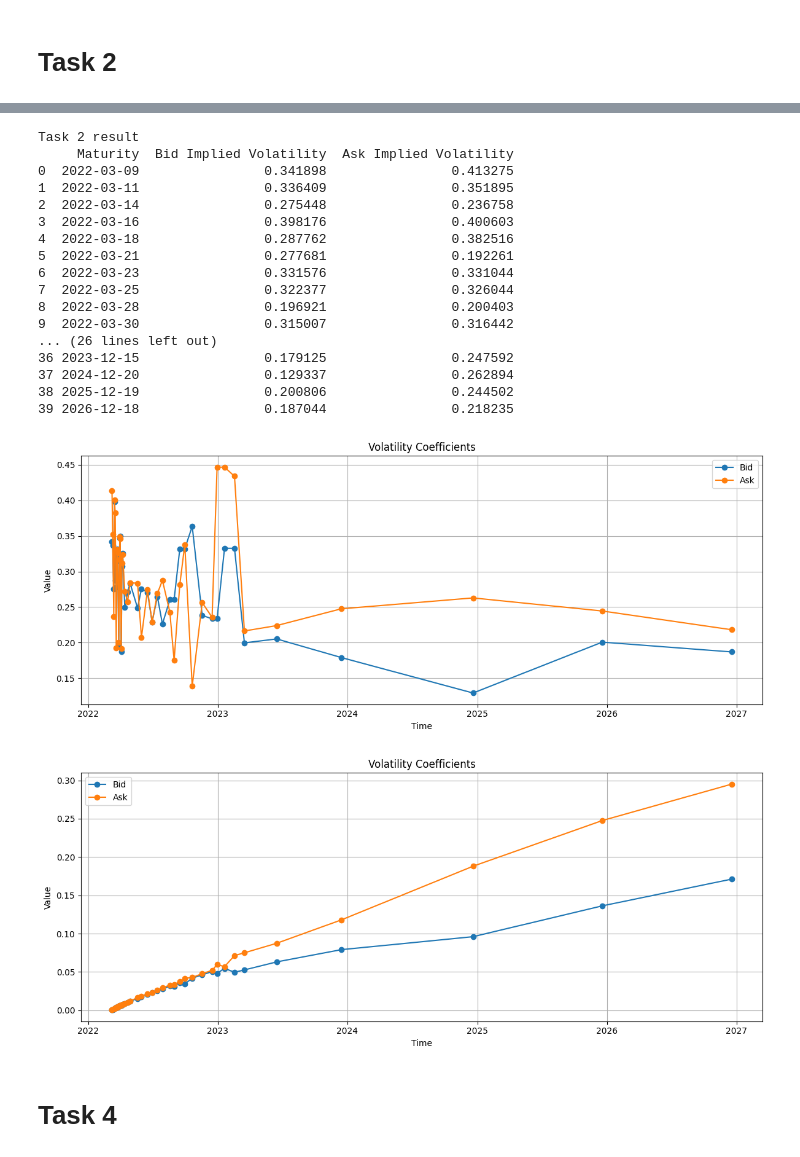
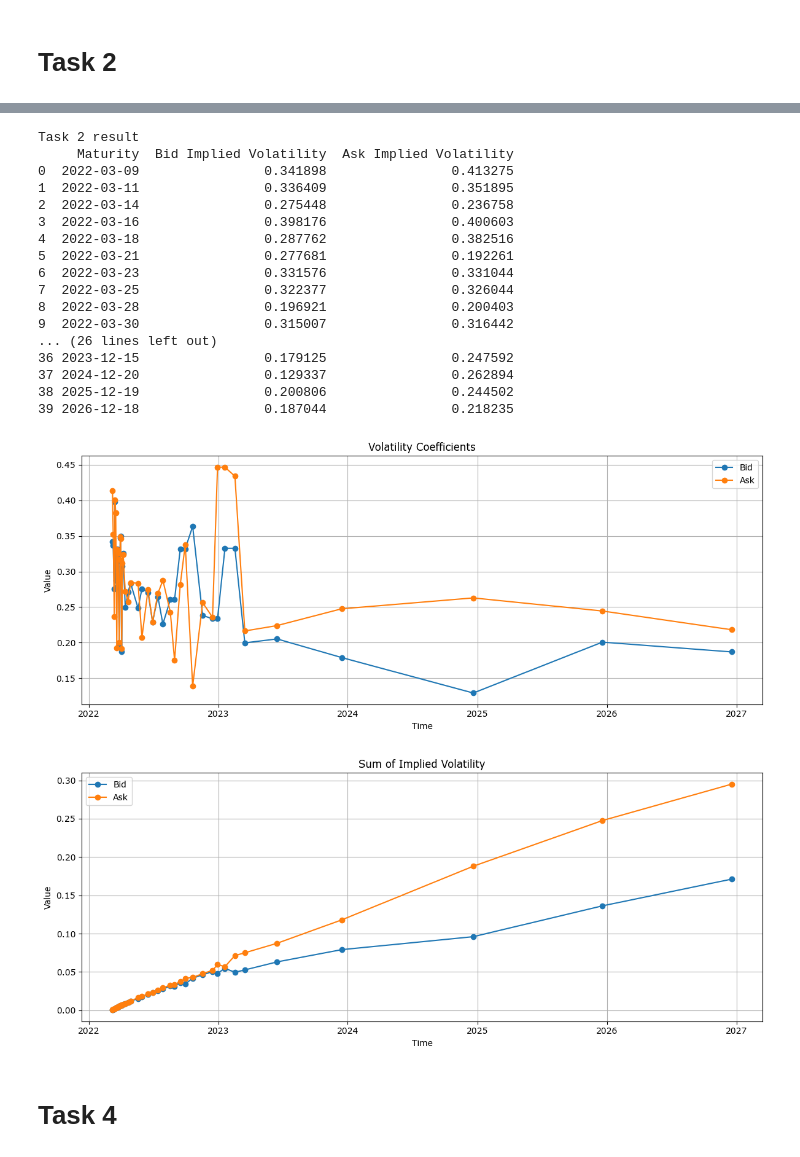
Before and after one commit to Thaigithub/UTS_FDSP_Assignment_Group, a Jupyter notebook: main.ipynb, the cells around one changed output, grey strips where cells are left out. Drawn from its saved outputs; the diff is of its cells as text; code cells hidden in the pictures.

```diff
--- a/main.ipynb
+++ b/main.ipynb
@@ -190,35 +190,35 @@ plt.grid(True)
 plt.tight_layout()
 plt.show()
 plt.figure(figsize=(12, 5))
 plt.plot(sum_volatility['Maturity'], sum_volatility['Bid Implied Volatility'], label='Bid', marker='o')
 plt.plot(sum_volatility['Maturity'], sum_volatility['Ask Implied Volatility'], label='Ask', marker='o')
-plt.title('Volatility Coefficients')
+plt.title('Sum of Implied Volatility')
 plt.xlabel('Time')
 plt.ylabel('Value')
 plt.legend()
 plt.grid(True)
 plt.tight_layout()
 plt.show()
 # %% [output]
 Task 2 result
      Maturity  Bid Implied Volatility  Ask Implied Volatility
 0  2022-03-09                0.341898                0.413275
 1  2022-03-11                0.336409                0.351895
 2  2022-03-14                0.275448                0.236758
 3  2022-03-16                0.398176                0.400603
 4  2022-03-18                0.287762                0.382516
 5  2022-03-21                0.277681                0.192261
 6  2022-03-23                0.331576                0.331044
 7  2022-03-25                0.322377                0.326044
 8  2022-03-28                0.196921                0.200403
 9  2022-03-30                0.315007                0.316442
 ... (26 lines left out)
 36 2023-12-15                0.179125                0.247592
 37 2024-12-20                0.129337                0.262894
 38 2025-12-19                0.200806                0.244502
 39 2026-12-18                0.187044                0.218235
 [figure]
-[figure, old version]
+[figure, new version]
 # %% [markdown]
 # Task 4
 # %% [markdown]
```
Also changed, not shown: parts of 2 cells of this notebook.
